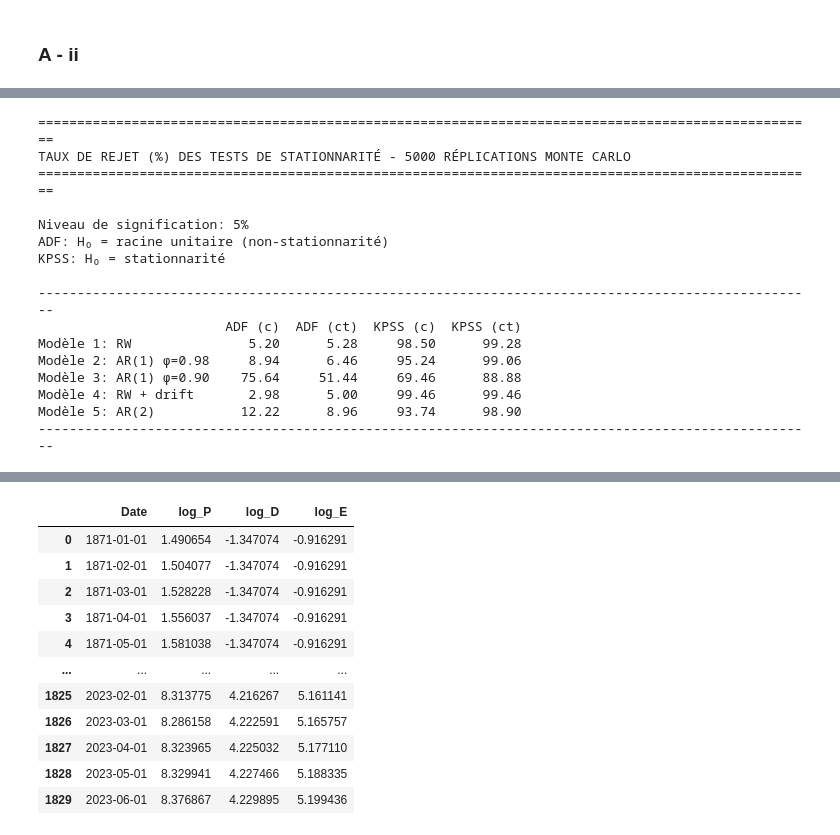
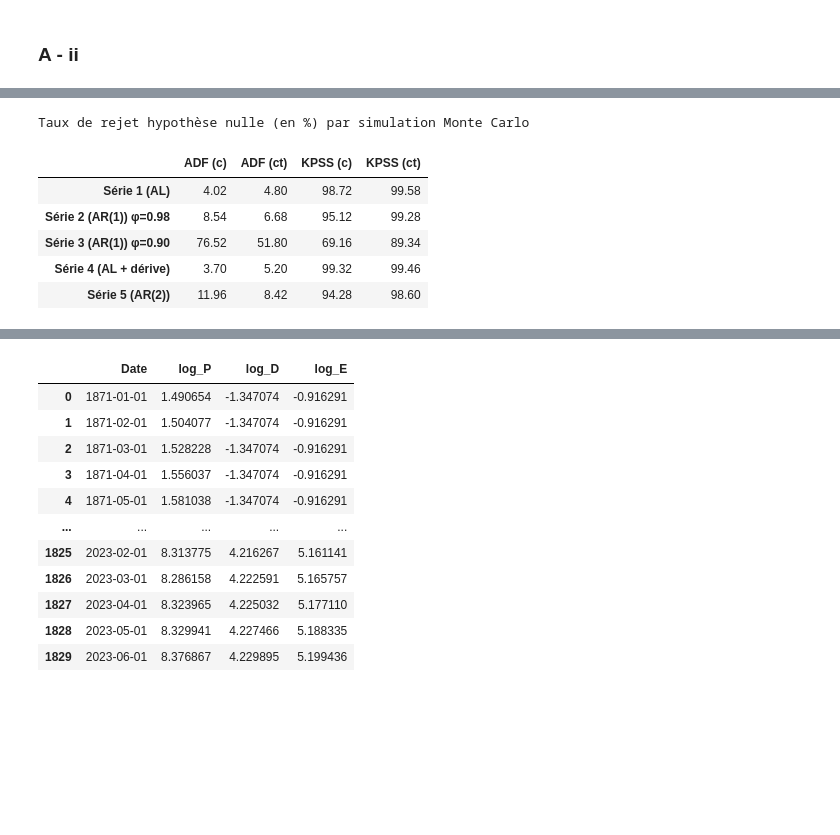
Before and after one commit to Lilas-Bertot/EXAMEN-FINAL, a Jupyter notebook: Q2.ipynb, the cells around one changed output, grey strips where cells are left out. Cells and saved outputs as stored; diff of their text form; code cells hidden in the pictures; blank space fills up the shorter version.

```diff
--- a/Q2.ipynb
+++ b/Q2.ipynb
@@ -170,24 +120,19 @@ Les graphiques illustrent l'impact des paramètres AR sur:
 # %% [markdown]
 ### A - ii
 # %%
-# Importation des fonctions de tests de stationnarité
-from statsmodels.tsa.stattools import adfuller, kpss
-
-# Définition des spécifications des modèles AR
+# Définition modèles AR
 ar_models = {
-    'Modèle 1: RW': {'phi': [1.0], 'mu': 0},
-    'Modèle 2: AR(1) φ=0.98': {'phi': [0.98], 'mu': 0},
-    'Modèle 3: AR(1) φ=0.90': {'phi': [0.90], 'mu': 0},
-    'Modèle 4: RW + drift': {'phi': [1.0], 'mu': 0.1},
-    'Modèle 5: AR(2)': {'phi': [1.25, -0.27], 'mu': 0}
+    'Série 1 (AL)': {'phi': [1.0], 'mu': 0},
+    'Série 2 (AR(1)) φ=0.98': {'phi': [0.98], 'mu': 0},
+    'Série 3 (AR(1)) φ=0.90': {'phi': [0.90], 'mu': 0},
+    'Série 4 (AL + dérive)': {'phi': [1.0], 'mu': 0.1},
+    'Série 5 (AR(2))': {'phi': [1.25, -0.27], 'mu': 0}
 }
 
 # Paramètres de simulation
 n_replications = 5000
 n_obs = 200
-alpha = 0.05  # Niveau de signification 5%
+alpha = 0.05
 
-print(f"Simulation de Monte Carlo avec {n_replications} réplications pour chaque modèle...")
-print(f"Taille de l'échantillon: {n_obs} observations")
-print(f"Niveau de signification: {alpha*100}%\n")
+print(f"Échantillon: {n_obs} observations")
 # %% [output]
@@ -321,34 +208,16 @@ Toutes les simulations sont terminées!
 # %%
-# Création du tableau des taux de rejet
+# Tableau taux de rejet
 results_df = pd.DataFrame(results_mc).T
-
-# Réorganisation des colonnes pour une meilleure lisibilité
 results_df = results_df[['ADF_c', 'ADF_ct', 'KPSS_c', 'KPSS_ct']]
 results_df.columns = ['ADF (c)', 'ADF (ct)', 'KPSS (c)', 'KPSS (ct)']
 
-print("\n" + "=" * 100)
-print("TAUX DE REJET (%) DES TESTS DE STATIONNARITÉ - 5000 RÉPLICATIONS MONTE CARLO")
-print("=" * 100)
-print("\nNiveau de signification: 5%")
-print("ADF: H₀ = racine unitaire (non-stationnarité)")
-print("KPSS: H₀ = stationnarité")
-print("\n" + "-" * 100)
-print(results_df.round(2))
-print("-" * 100)
+print("Taux de rejet hypothèse nulle (en %) par simulation Monte Carlo")
+results_df.round(2)
 # %% [output]
-====================================================================================================
-TAUX DE REJET (%) DES TESTS DE STATIONNARITÉ - 5000 RÉPLICATIONS MONTE CARLO
-====================================================================================================
-
-Niveau de signification: 5%
-ADF: H₀ = racine unitaire (non-stationnarité)
-KPSS: H₀ = stationnarité
-
-----------------------------------------------------------------------------------------------------
-                        ADF (c)  ADF (ct)  KPSS (c)  KPSS (ct)
-Modèle 1: RW               5.20      5.28     98.50      99.28
-Modèle 2: AR(1) φ=0.98     8.94      6.46     95.24      99.06
-Modèle 3: AR(1) φ=0.90    75.64     51.44     69.46      88.88
-Modèle 4: RW + drift       2.98      5.00     99.46      99.46
-Modèle 5: AR(2)           12.22      8.96     93.74      98.90
-----------------------------------------------------------------------------------------------------
+Taux de rejet hypothèse nulle (en %) par simulation Monte Carlo
+|  | ADF (c) | ADF (ct) | KPSS (c) | KPSS (ct) |
+| Série 1 (AL) | 4.02 | 4.80 | 98.72 | 99.58 |
+| Série 2 (AR(1)) φ=0.98 | 8.54 | 6.68 | 95.12 | 99.28 |
+| Série 3 (AR(1)) φ=0.90 | 76.52 | 51.80 | 69.16 | 89.34 |
+| Série 4 (AL + dérive) | 3.70 | 5.20 | 99.32 | 99.46 |
+| Série 5 (AR(2)) | 11.96 | 8.42 | 94.28 | 98.60 |
```
Also changed, not shown: parts of 33 cells of this notebook.
